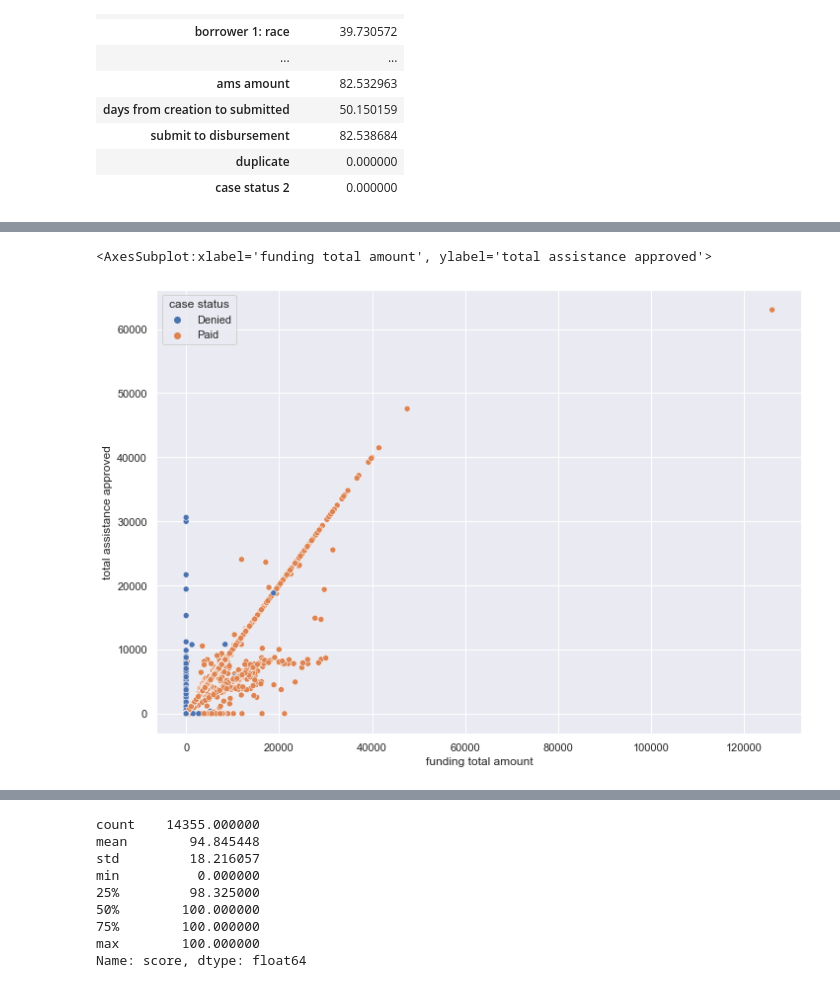
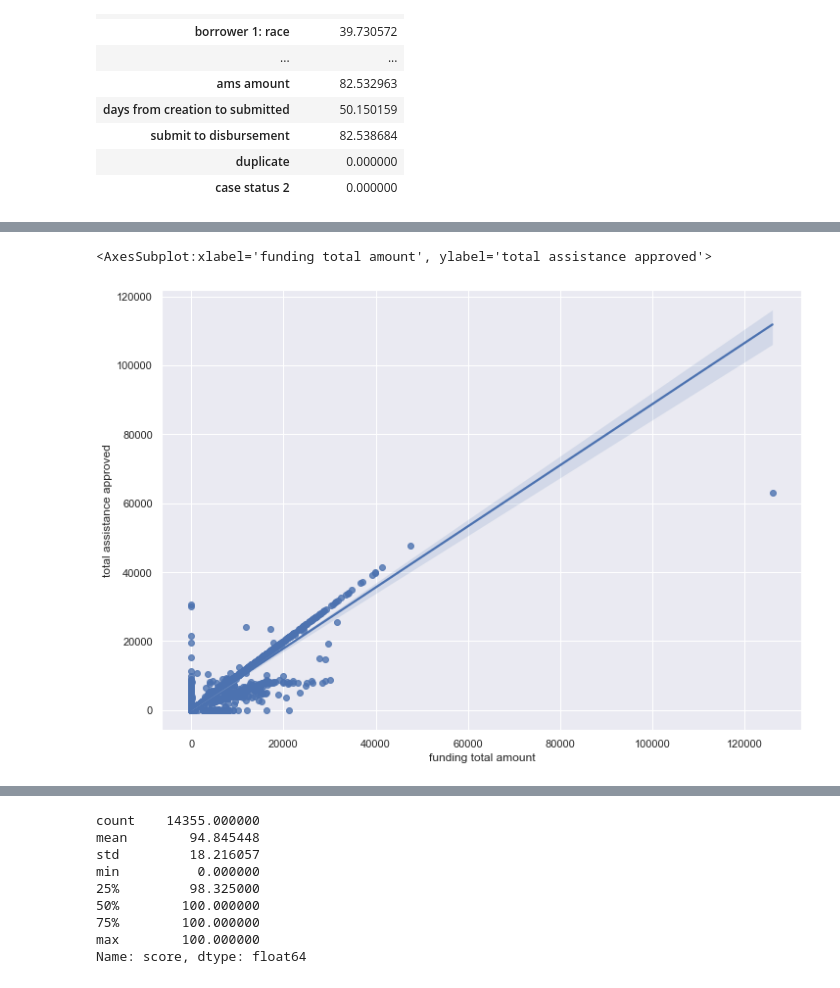
Before and after one commit to jcummingsutk/fulton_county_ERA_applications, a Jupyter notebook: notebook.ipynb, the cells around one changed output, grey strips where cells are left out. Cells and saved outputs as stored; diff of their text form; code cells hidden in the pictures.

Commit message:
added comments, heatmap images

```diff
--- a/notebook.ipynb
+++ b/notebook.ipynb
@@ -214,5 +266,6 @@ sns.scatterplot(data = df_appcomp, x = 'ams amount', y = 'total assistance appro
 # %%
-sns.scatterplot(data = df_appcomp, x = 'funding total amount', y = 'total assistance approved', hue = 'case status')
+# We see the same behavior as last cell here with "funding total amount" and "total assistance approved"
+sns.regplot(data = df_appcomp, x = 'funding total amount', y = 'total assistance approved')
 # %% [output]
 <AxesSubplot:xlabel='funding total amount', ylabel='total assistance approved'>
-[figure, old version]
+[figure, new version]
```
Also changed, not shown: parts of 135 cells of this notebook, 12 other files.
